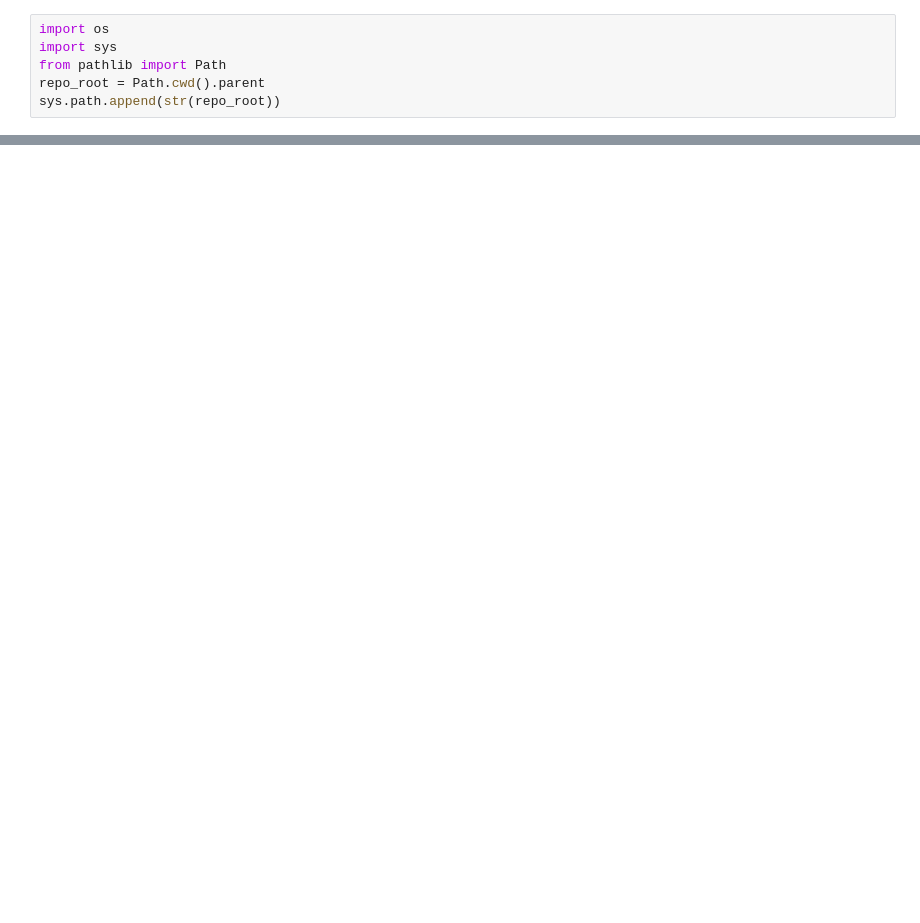
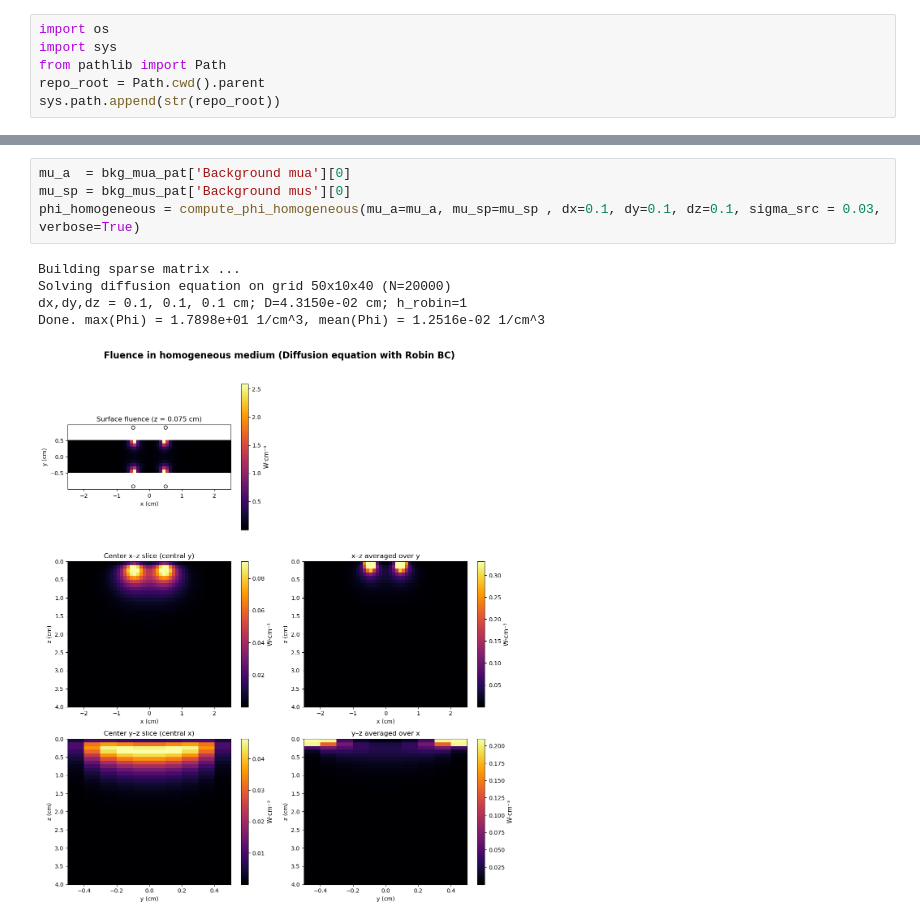
Before and after one commit to OpticalUltrasoundImaging/DOT-guided-PAT-reconstruction, a Jupyter notebook: notebooks/test_phi.ipynb, the cells around one changed output, grey strips where cells are left out. Cells and saved outputs as stored; diff of their text form; blank space fills up the shorter version.

Commit message:
adds system matrix and inverse solver

```diff
--- a/notebooks/test_phi.ipynb
+++ b/notebooks/test_phi.ipynb
@@ -24,0 +25,10 @@ Background mus at PAT wavelengths are  [7.6842432  7.60231057 7.54988587 7.47430
+# %%
+mu_a  = bkg_mua_pat['Background mua'][0]
+mu_sp = bkg_mus_pat['Background mus'][0]
+phi_homogeneous = compute_phi_homogeneous(mu_a=mu_a, mu_sp=mu_sp , dx=0.1, dy=0.1, dz=0.1, sigma_src = 0.03, verbose=True)
+# %% [output]
+Building sparse matrix ...
+Solving diffusion equation on grid 50x10x40 (N=20000)
+dx,dy,dz = 0.1, 0.1, 0.1 cm; D=4.3150e-02 cm; h_robin=1
+Done. max(Phi) = 1.7898e+01 1/cm^3, mean(Phi) = 1.2516e-02 1/cm^3
+[figure, added]
```
Also changed, not shown: parts of 2 cells of this notebook, 5 other files.
